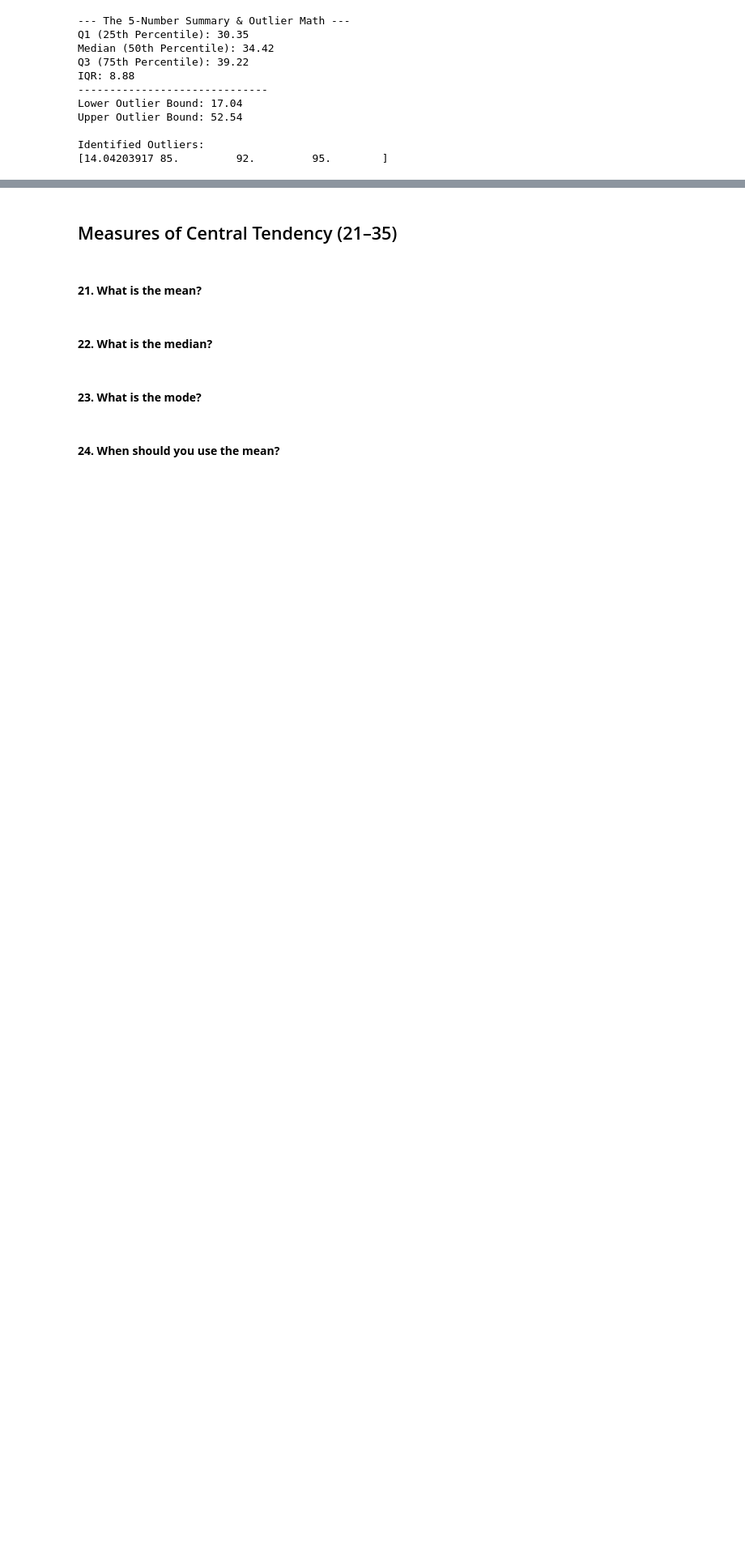
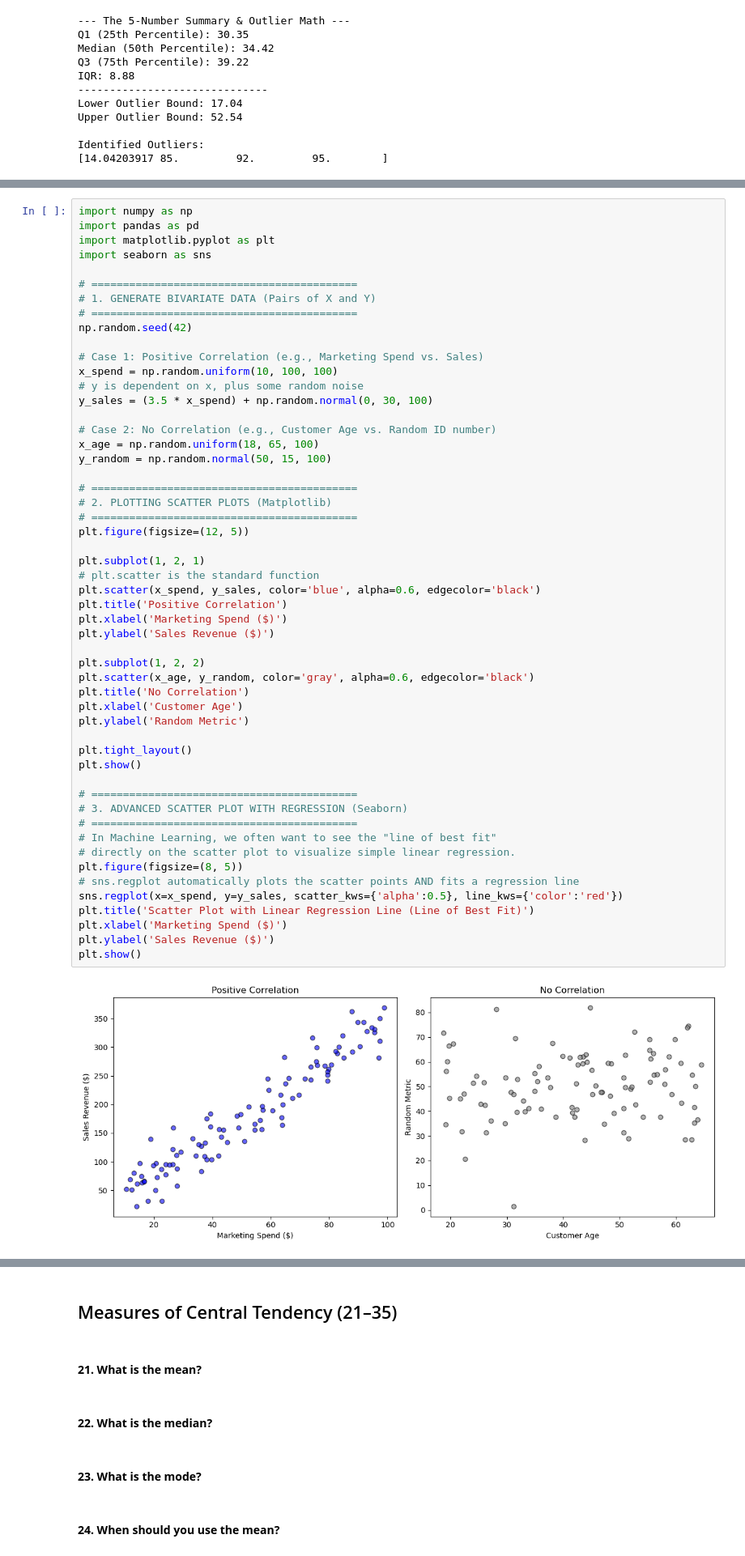
Before and after one commit to Sourish168/Interview_Preparation, a Jupyter notebook: Statistics_and_Probability/Statistics.ipynb, the cells around one changed output, grey strips where cells are left out. Shown at 81% size. Cells and saved outputs as stored; diff of their text form; blank space fills up the shorter version.

```diff
--- a/Statistics_and_Probability/Statistics.ipynb
+++ b/Statistics_and_Probability/Statistics.ipynb
@@ -983,0 +994,55 @@ Identified Outliers:
+# %%
+import numpy as np
+import pandas as pd
+import matplotlib.pyplot as plt
+import seaborn as sns
+
+# ==========================================
+# 1. GENERATE BIVARIATE DATA (Pairs of X and Y)
+# ==========================================
+np.random.seed(42)
+
+# Case 1: Positive Correlation (e.g., Marketing Spend vs. Sales)
+x_spend = np.random.uniform(10, 100, 100)
+# y is dependent on x, plus some random noise
+y_sales = (3.5 * x_spend) + np.random.normal(0, 30, 100)
+
+# Case 2: No Correlation (e.g., Customer Age vs. Random ID number)
+x_age = np.random.uniform(18, 65, 100)
+y_random = np.random.normal(50, 15, 100)
+
+# ==========================================
+# 2. PLOTTING SCATTER PLOTS (Matplotlib)
+# ==========================================
+plt.figure(figsize=(12, 5))
+
+plt.subplot(1, 2, 1)
+# plt.scatter is the standard function
+plt.scatter(x_spend, y_sales, color='blue', alpha=0.6, edgecolor='black')
+plt.title('Positive Correlation')
+plt.xlabel('Marketing Spend ($)')
+plt.ylabel('Sales Revenue ($)')
+
+plt.subplot(1, 2, 2)
+plt.scatter(x_age, y_random, color='gray', alpha=0.6, edgecolor='black')
+plt.title('No Correlation')
+plt.xlabel('Customer Age')
+plt.ylabel('Random Metric')
+
+plt.tight_layout()
+plt.show()
+
+# ==========================================
+# 3. ADVANCED SCATTER PLOT WITH REGRESSION (Seaborn)
+# ==========================================
+# In Machine Learning, we often want to see the "line of best fit"
+# directly on the scatter plot to visualize simple linear regression.
+plt.figure(figsize=(8, 5))
+# sns.regplot automatically plots the scatter points AND fits a regression line
+sns.regplot(x=x_spend, y=y_sales, scatter_kws={'alpha':0.5}, line_kws={'color':'red'})
+plt.title('Scatter Plot with Linear Regression Line (Line of Best Fit)')
+plt.xlabel('Marketing Spend ($)')
+plt.ylabel('Sales Revenue ($)')
+plt.show()
+# %% [output]
+[figure, added]
```
Also changed, not shown: parts of 18 cells of this notebook.
